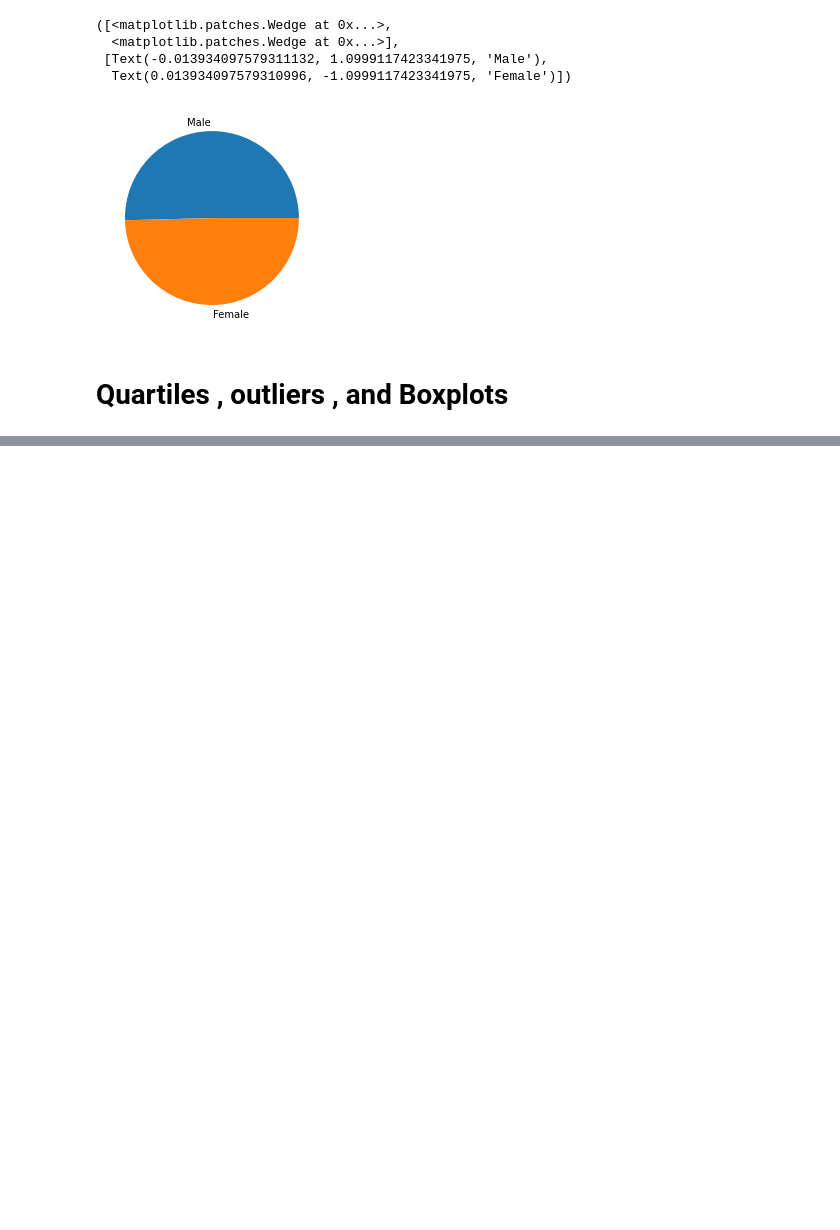
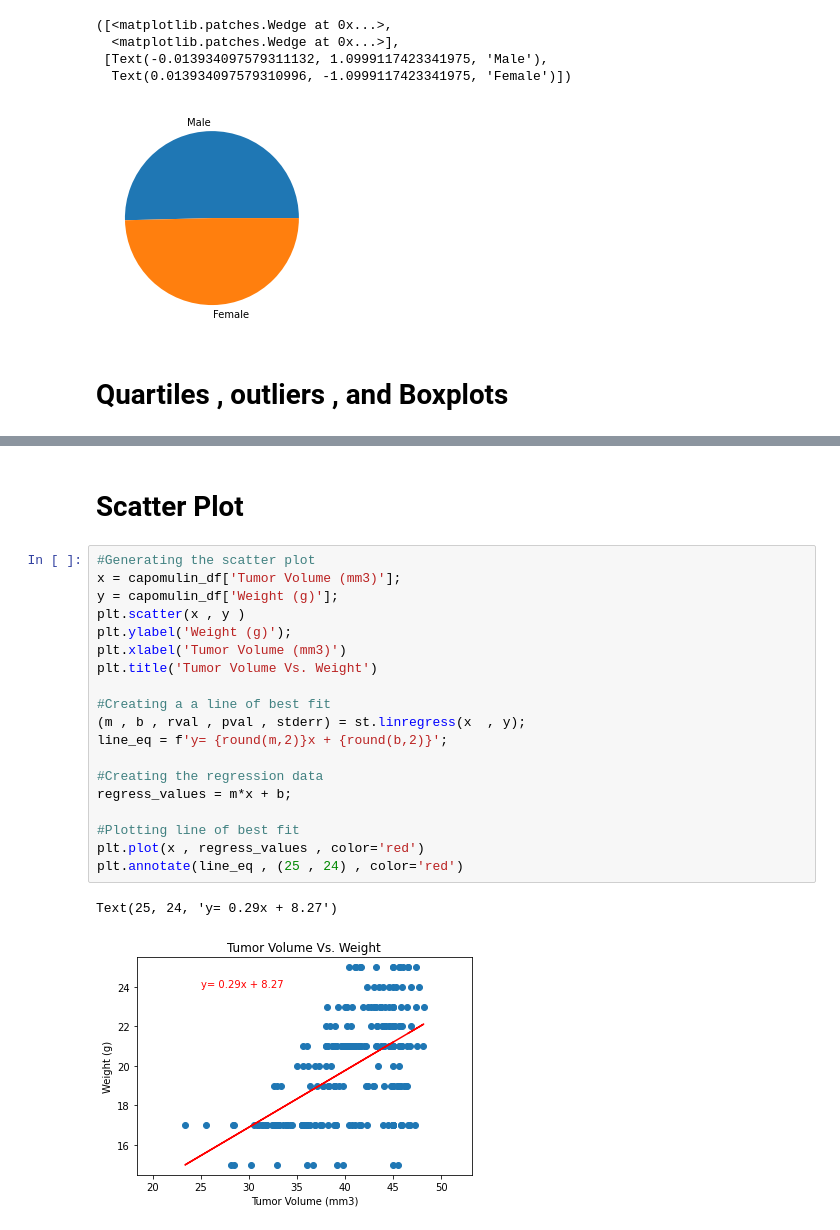
Before and after one commit to awesomepack/Pymaceuticals, a Jupyter notebook: Pymaceuticals.ipynb, the cells around one changed output, grey strips where cells are left out. Saved outputs shown, nothing was run; the diff lists cells and outputs as text; blank space fills up the shorter version.

```diff
--- a/Pymaceuticals.ipynb
+++ b/Pymaceuticals.ipynb
@@ -202,0 +220,24 @@ Vf_df.plot.box(flierprops = style);
+# %% [markdown]
+# Scatter Plot
+# %%
+#Generating the scatter plot
+x = capomulin_df['Tumor Volume (mm3)'];
+y = capomulin_df['Weight (g)'];
+plt.scatter(x , y )
+plt.ylabel('Weight (g)');
+plt.xlabel('Tumor Volume (mm3)')
+plt.title('Tumor Volume Vs. Weight')
+
+#Creating a a line of best fit
+(m , b , rval , pval , stderr) = st.linregress(x  , y);
+line_eq = f'y= {round(m,2)}x + {round(b,2)}';
+
+#Creating the regression data
+regress_values = m*x + b;
+
+#Plotting line of best fit
+plt.plot(x , regress_values , color='red')
+plt.annotate(line_eq , (25 , 24) , color='red')
+# %% [output]
+Text(25, 24, 'y= 0.29x + 8.27')
+[figure, added]
```
Also changed, not shown: parts of 4 cells of this notebook.
